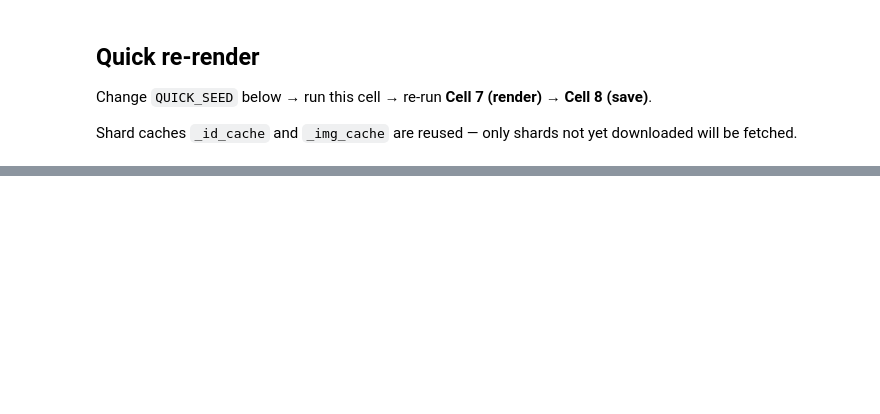
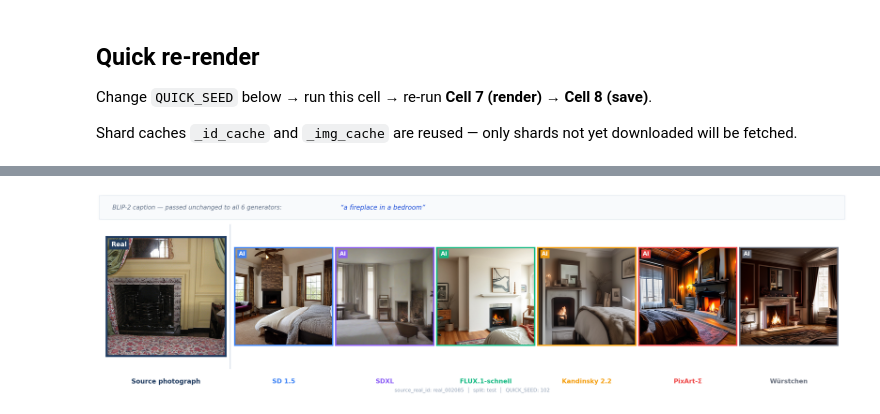
Before and after one commit to Shanmuk4622/Dataset-Generation-AI-GEN-Images, a Jupyter notebook: files2/NB12_pairing_figure.ipynb, the cells around one changed output, grey strips where cells are left out. Cells and saved outputs as stored; diff of their text form; code cells hidden in the pictures; blank space fills up the shorter version.

```diff
--- a/files2/NB12_pairing_figure.ipynb
+++ b/files2/NB12_pairing_figure.ipynb
@@ -641,0 +716,10 @@ print('Done.')
+# %%
+from IPython.display import Image, display
+
+# Path to your saved PNG image
+image_path = '/kaggle/working/pairing_concept.png'
+
+# Display the image in the cell output
+display(Image(filename=image_path))
+# %% [output]
+[figure, added]
```
Also changed, not shown: parts of 11 cells of this notebook, 5 other files.
